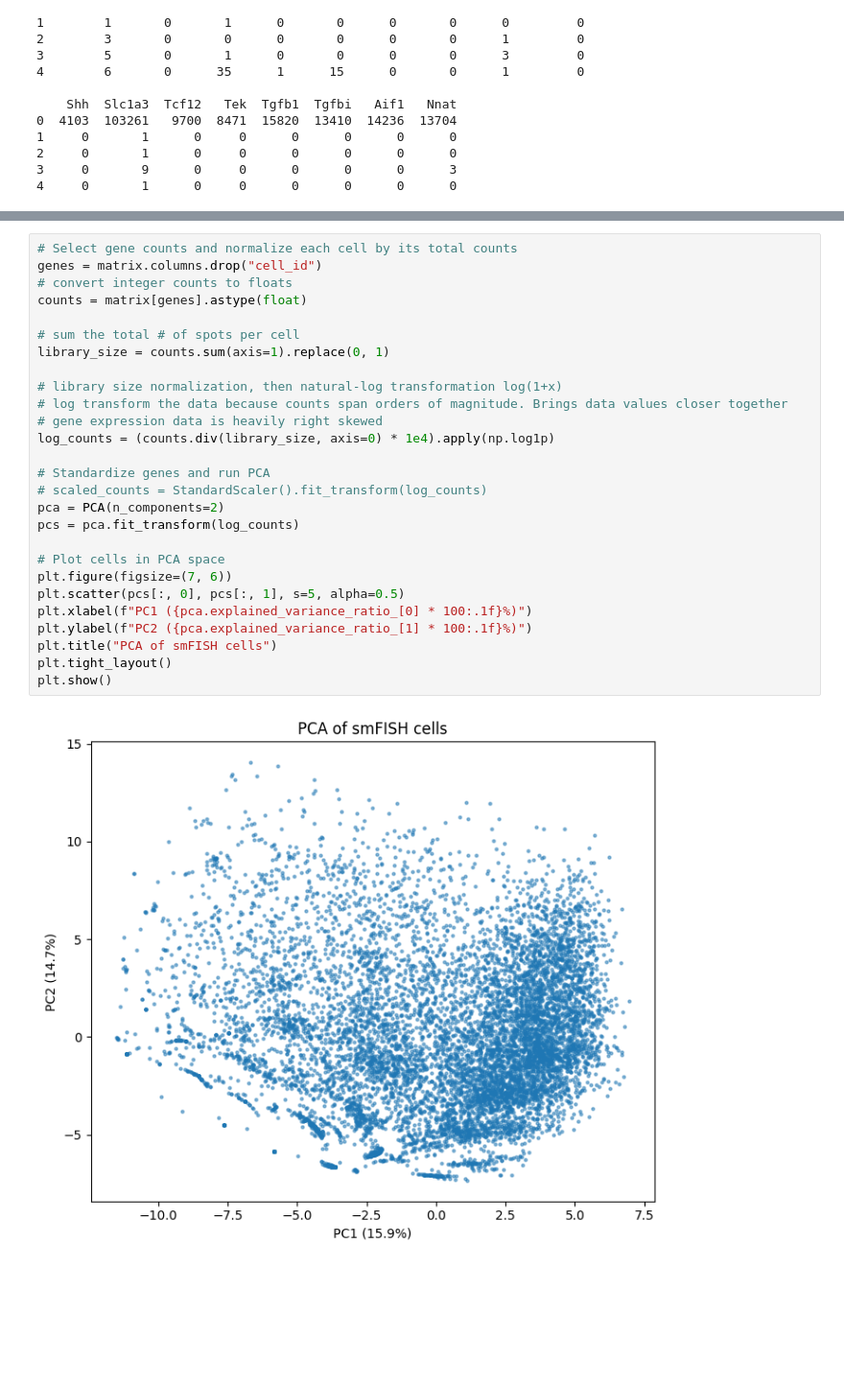
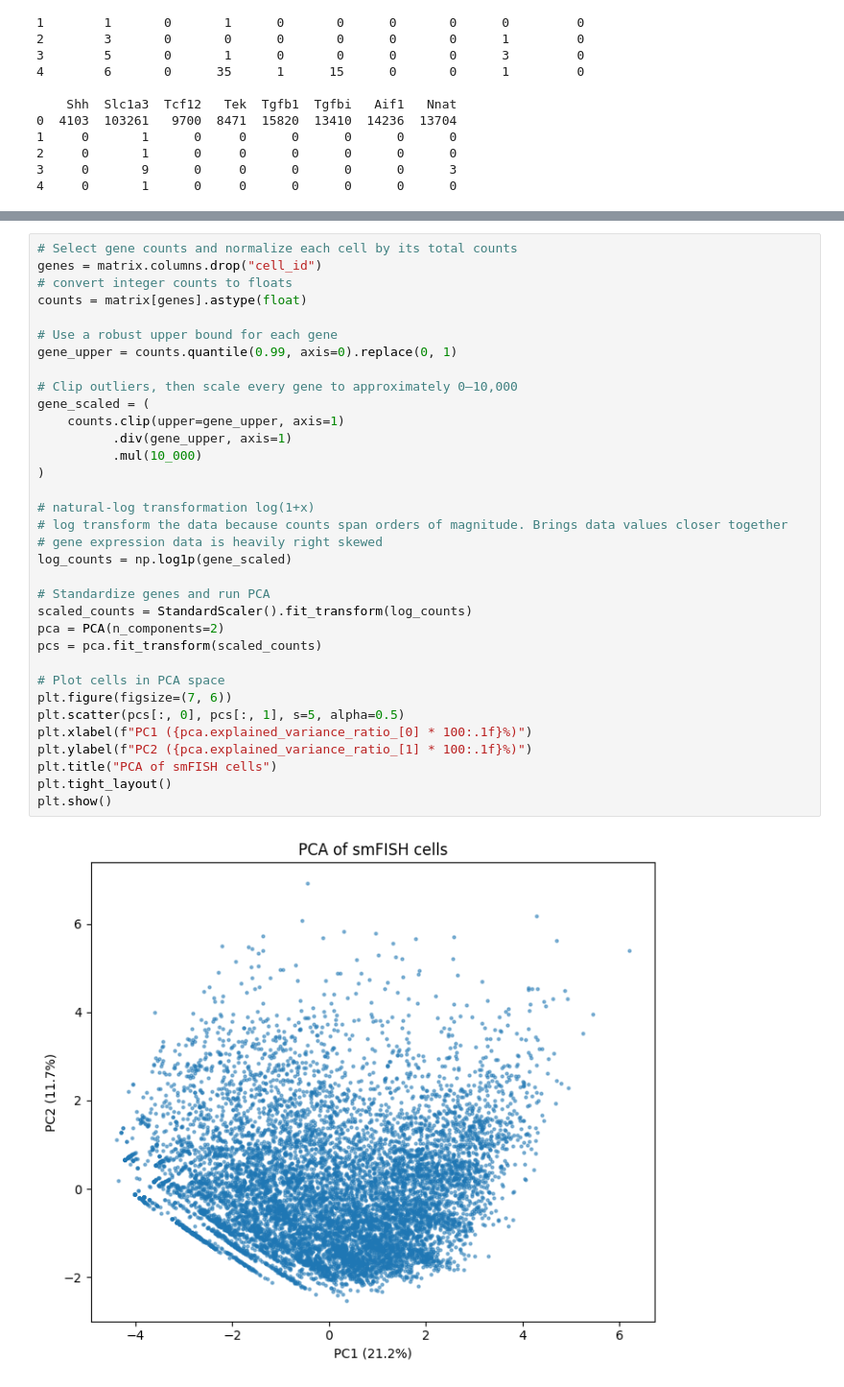
Before and after one commit to mspend/big-fish-examples, a Jupyter notebook: bioprotean_smfish/plots/identifying_cell_types.ipynb, the cells around one changed output, grey strips where cells are left out. Shown at 96% size. Drawn from its saved outputs; the diff is of its cells as text; blank space fills up the shorter version.

```diff
--- a/bioprotean_smfish/plots/identifying_cell_types.ipynb
+++ b/bioprotean_smfish/plots/identifying_cell_types.ipynb
@@ -41,29 +41,36 @@ Index(['Angpt1', 'Crmp1', 'Dcx', 'Hdac11', 'Itgam', 'Notch2', 'Ptch1',
 # %%
 # Select gene counts and normalize each cell by its total counts
 genes = matrix.columns.drop("cell_id")
 # convert integer counts to floats
 counts = matrix[genes].astype(float)
 
-# sum the total # of spots per cell
-library_size = counts.sum(axis=1).replace(0, 1)
+# Use a robust upper bound for each gene
+gene_upper = counts.quantile(0.99, axis=0).replace(0, 1)
 
-# library size normalization, then natural-log transformation log(1+x)
+# Clip outliers, then scale every gene to approximately 0–10,000
+gene_scaled = (
+    counts.clip(upper=gene_upper, axis=1)
+          .div(gene_upper, axis=1)
+          .mul(10_000)
+)
+
+# natural-log transformation log(1+x)
 # log transform the data because counts span orders of magnitude. Brings data values closer together
 # gene expression data is heavily right skewed
-log_counts = (counts.div(library_size, axis=0) * 1e4).apply(np.log1p)
+log_counts = np.log1p(gene_scaled)
 
 # Standardize genes and run PCA
-# scaled_counts = StandardScaler().fit_transform(log_counts)
+scaled_counts = StandardScaler().fit_transform(log_counts)
 pca = PCA(n_components=2)
-pcs = pca.fit_transform(log_counts)
+pcs = pca.fit_transform(scaled_counts)
 
 # Plot cells in PCA space
 plt.figure(figsize=(7, 6))
 plt.scatter(pcs[:, 0], pcs[:, 1], s=5, alpha=0.5)
 plt.xlabel(f"PC1 ({pca.explained_variance_ratio_[0] * 100:.1f}%)")
 plt.ylabel(f"PC2 ({pca.explained_variance_ratio_[1] * 100:.1f}%)")
 plt.title("PCA of smFISH cells")
 plt.tight_layout()
 plt.show()
 # %% [output]
-[figure, old version]
+[figure, new version]
```
Also changed, not shown: parts of 17 cells of this notebook.
